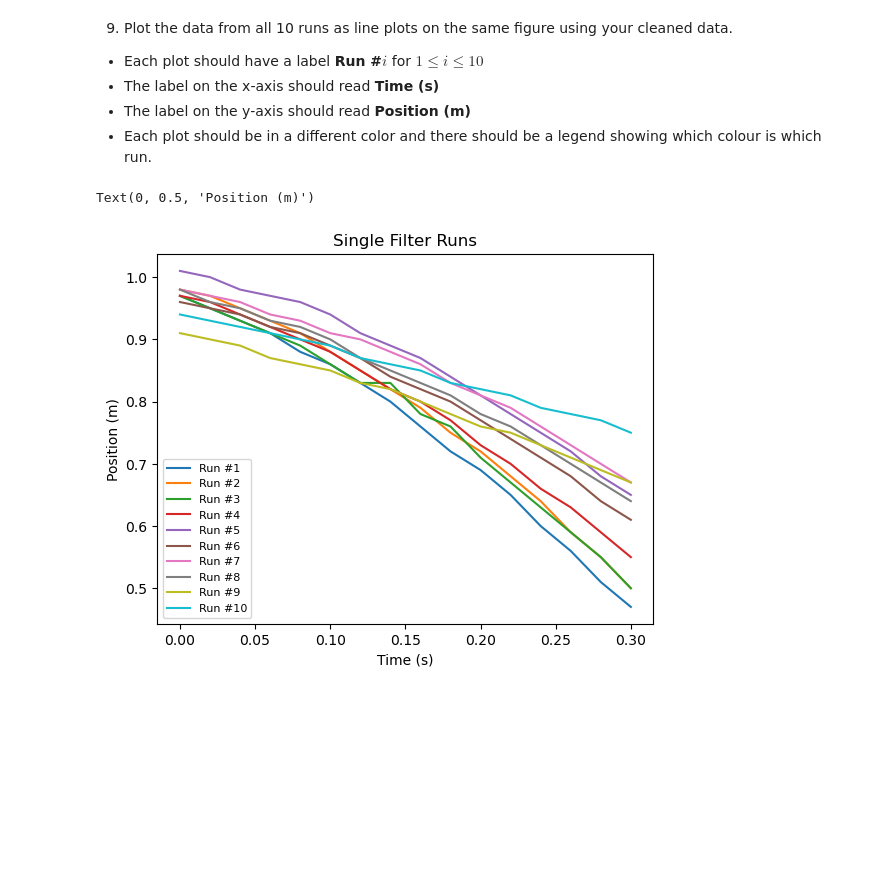
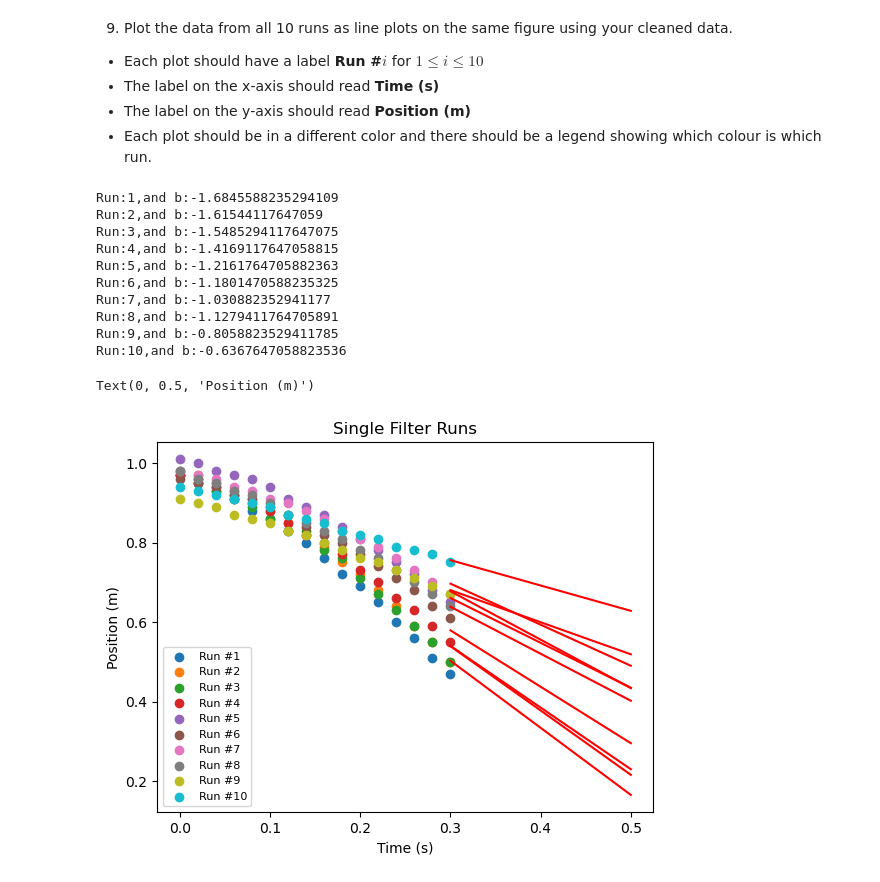
Before and after one commit to FabioCastroMorffi/SF-2, a Jupyter notebook: week-4/Assignment#1/assign1.ipynb, the cells around one changed output. Drawn from its saved outputs; the diff is of its cells as text; code cells hidden in the pictures; blank space fills up the shorter version.

```diff
--- a/week-4/Assignment#1/assign1.ipynb
+++ b/week-4/Assignment#1/assign1.ipynb
@@ -193,21 +193,25 @@ Note that you should automate the process of plotting the 10 graphs.
 # %%
 # Your code for steps 10-11 go here:
 #Doing the regression bit in a function
-def regressionFit(x_coor, y_coor, index):
+
+def regressionFit(x_coor, y_coor, i,count):
     b, a = np.polyfit(x_coor, y_coor, deg = 1) #b is a slope, a is y intercept
+    print(f"run:{i+1}, b: {b}")
+    count += b
     xseq = np.linspace(0.5,clean_df.iloc[-1, i])
     reg_line = plt.plot(xseq, b *xseq+a, c ='red')
-    return reg_line
-
+    return reg_line,count
+count = 0
 #Plotting data as scatter points with matplot
 clean_df = clean_df.dropna()
 for i in range((int(len(clean_df.columns)/2))):
     xpoints = clean_df.iloc[:, i].to_numpy()
     ypoints =clean_df.iloc[:, (i+int(len(clean_df.columns)/2))].to_numpy()
     plt.scatter(xpoints, ypoints, s  = 5, label=f'Run #{i+1}')
-    regressionFit(xpoints, ypoints, i)
+    regressionFit(xpoints, ypoints, i,count)
 plt.legend(fontsize=8)
 plt.title('Single Filter Runs')
 plt.xlabel('Time (s)')
 plt.ylabel('Position (m)')
+print(count)
 # %% [output]
@@ -379,23 +394,34 @@ pd.read_csv('clean_data_multiple_filter.csv')
 # %%
 # Your code for step 9 goes here:
 #Doing the regression bit in a function
-'''def regressionFit(x_coor, y_coor, index):
+def regressionFit(x_coor, y_coor, index):
     b, a = np.polyfit(x_coor, y_coor, deg = 1) #b is a slope, a is y intercept
+    print(f"Run:{i+1},and b:{b}")
     xseq = np.linspace(0.5,clean_df.iloc[-1, i])
     reg_line = plt.plot(xseq, b *xseq+a, c ='red')
-    return reg_line'''
+    return reg_line
 
 #Plotting data as scatter points with matplot
 clean_df = clean_df.dropna()
 for i in range((int(len(clean_df.columns)/2))):
     xpoints = clean_df.iloc[:, i].to_numpy()
     ypoints =clean_df.iloc[:, (i+int(len(clean_df.columns)/2))].to_numpy()
-    plt.plot(xpoints, ypoints, label=f'Run #{i+1}')
-    #regressionFit(xpoints, ypoints, i)
+    plt.scatter(xpoints, ypoints, label=f'Run #{i+1}')
+    regressionFit(xpoints, ypoints, i)
 plt.legend(fontsize=8)
 plt.title('Single Filter Runs')
 plt.xlabel('Time (s)')
 plt.ylabel('Position (m)')
 # %% [output]
-Text(0, 0.5, 'Position (m)')
+Run:1,and b:-1.6845588235294109
+Run:2,and b:-1.61544117647059
+Run:3,and b:-1.5485294117647075
+Run:4,and b:-1.4169117647058815
+Run:5,and b:-1.2161764705882363
+Run:6,and b:-1.1801470588235325
+Run:7,and b:-1.030882352941177
+Run:8,and b:-1.1279411764705891
+Run:9,and b:-0.8058823529411785
+Run:10,and b:-0.6367647058823536
+Text(0, 0.5, 'Position (m)')
-[figure, old version]
+[figure, new version]
```
Also changed, not shown: parts of 1 cell of this notebook, 3 other files.
